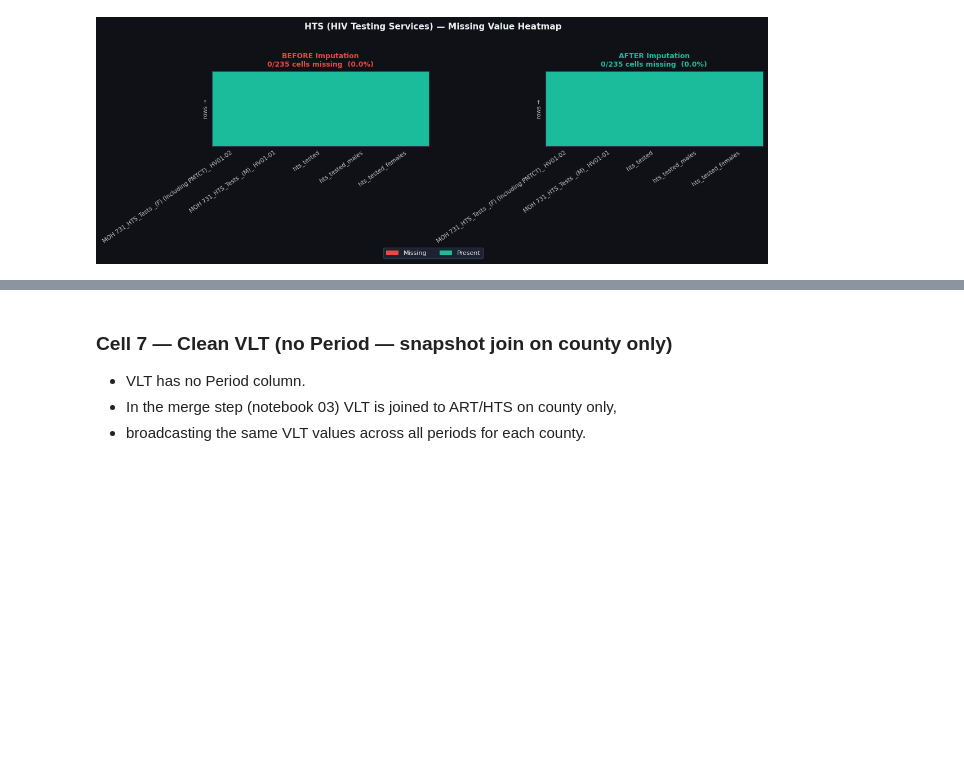
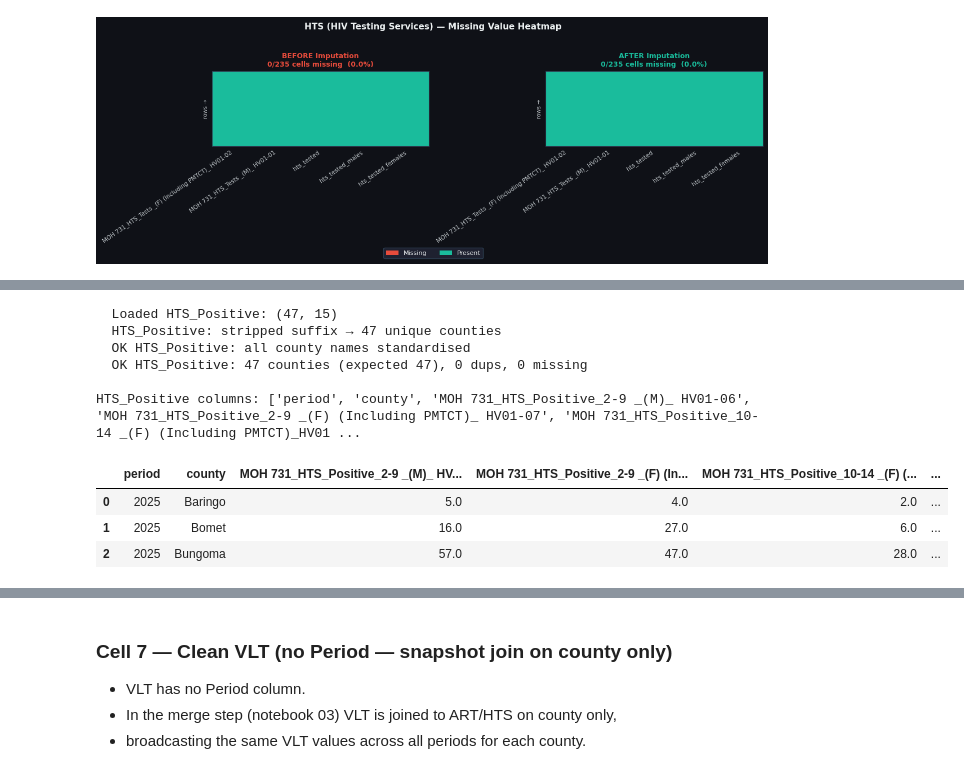
Before and after one commit to Daniellamuli/Phase-5-HIV-Care-Gap-AI, a Jupyter notebook: notebooks/02_nsdcc_cleaning.ipynb, the cells around one changed output, grey strips where cells are left out. Drawn from its saved outputs; the diff is of its cells as text; code cells hidden in the pictures; blank space fills up the shorter version.

```diff
--- a/notebooks/02_nsdcc_cleaning.ipynb
+++ b/notebooks/02_nsdcc_cleaning.ipynb
@@ -273,0 +291,23 @@ missing_heatmap(
+# %%
+hts_pos_raw = load_with_period(HTS_POSITIVE_FILE, HTS_POS_PERIOD_COL, 'HTS_Positive')
+hts_pos_raw = strip_suffix(hts_pos_raw, HTS_POS_COUNTY_COL, HTS_POS_COUNTY_SUFFIX, 'HTS_Positive')
+hts_pos_raw = standardise(hts_pos_raw, HTS_POS_COUNTY_COL, 'HTS_Positive')
+hts_pos_raw = hts_pos_raw.rename(columns=HTS_POSITIVE_RENAME)
+hts_pos_before = hts_pos_raw.copy()
+hts_pos = to_numeric_impute(hts_pos_raw.copy(), HTS_POS_COUNTY_COL, HTS_POS_PERIOD_COL)
+hts_pos = hts_pos.rename(columns={HTS_POS_COUNTY_COL: 'county', HTS_POS_PERIOD_COL: 'period'})
+validate(hts_pos, 'HTS_Positive', period_col='period')
+print()
+print('HTS_Positive columns:', list(hts_pos.columns))
+hts_pos.head(3)
+# %% [output]
+  Loaded HTS_Positive: (47, 15)
+  HTS_Positive: stripped suffix → 47 unique counties
+  OK HTS_Positive: all county names standardised
+  OK HTS_Positive: 47 counties (expected 47), 0 dups, 0 missing
+
+HTS_Positive columns: ['period', 'county', 'MOH 731_HTS_Positive_2-9 _(M)_ HV01-06', 'MOH 731_HTS_Positive_2-9 _(F) (Including PMTCT)_ HV01-07', 'MOH 731_HTS_Positive_10-14 _(F) (Including PMTCT)_HV01 ...
+|  | period | county | MOH 731_HTS_Positive_2-9 _(M)_ HV... | MOH 731_HTS_Positive_2-9 _(F) (In... | MOH 731_HTS_Positive_10-14 _(F) (... | ... |
+| 0 | 2025 | Baringo | 5.0 | 4.0 | 2.0 | ... |
+| 1 | 2025 | Bomet | 16.0 | 27.0 | 6.0 | ... |
+| 2 | 2025 | Bungoma | 57.0 | 47.0 | 28.0 | ... |
```
Also changed, not shown: parts of 13 cells of this notebook, 2 other files.
